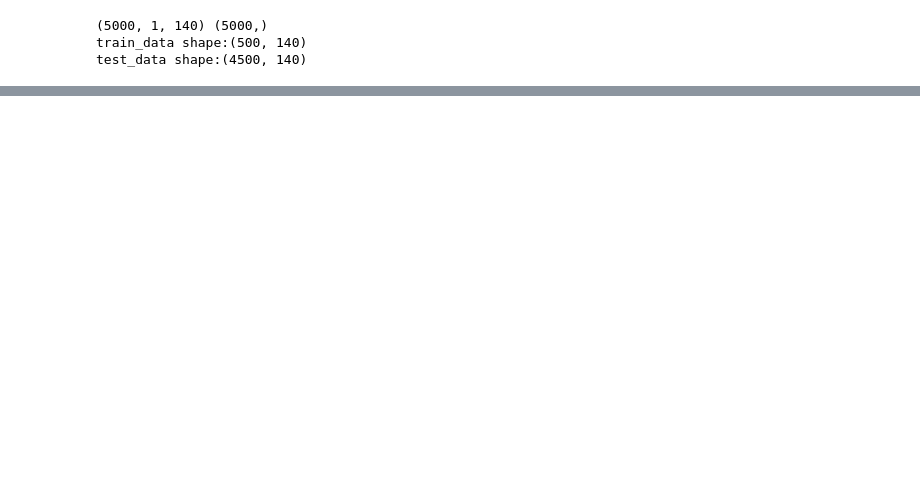
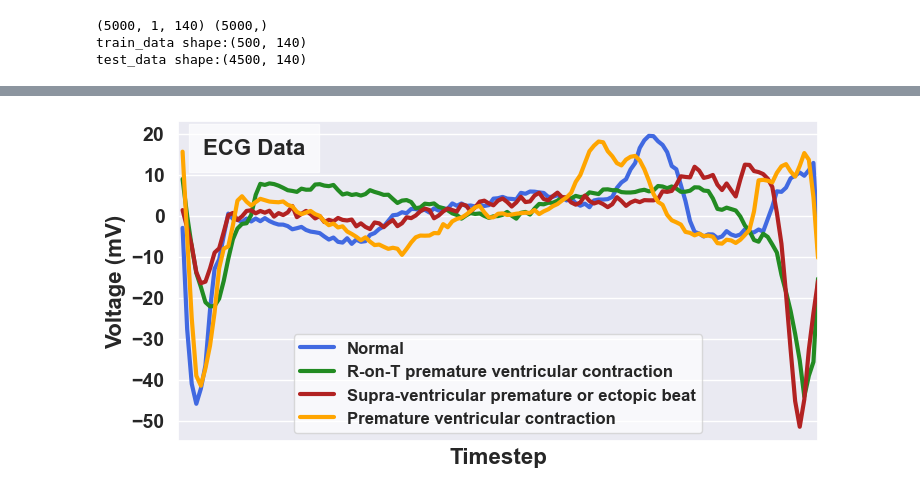
Before and after one commit to KRudd-E/BigData, a Jupyter notebook: code/main.ipynb, the cells around one changed output, grey strips where cells are left out. Drawn from its saved outputs; the diff is of its cells as text; code cells hidden in the pictures; blank space fills up the shorter version.

```diff
--- a/code/main.ipynb
+++ b/code/main.ipynb
@@ -29,0 +41,21 @@ plt.show()
+# %%
+fig, ax = plt.subplots(1, 1, figsize=(8, 4))
+plt.subplots_adjust(left=0.1, right=0.9, top=0.9, bottom=0.1)
+#ax.set_prop_cycle('color', list(plt.cm.Blues(np.linspace(2, 1, len(all_data)))))
+
+ax.plot(all_data.loc[1].iloc[6] * 10, label='Normal', color='royalblue', linewidth=3)
+ax.plot(all_data.loc[2].iloc[3] * 10, label='R-on-T premature ventricular contraction', color='forestgreen', linewidth=3)
+ax.plot(all_data.loc[3].iloc[3] * 10, label='Supra-ventricular premature or ectopic beat', color='firebrick', linewidth=3)
+ax.plot(all_data.loc[4].iloc[4] * 10, label='Premature ventricular contraction', color='orange', linewidth=3)
+ax.set_xlabel('Timestep', fontsize='16', weight='bold')
+ax.tick_params(labelsize=14)
+ax.set_ylabel('Voltage (mV)', fontsize='16', weight='bold')
+ax.set_xlim(0, 140)
+ax.set_yticks(np.arange(-50, 22, 10))
+ax.get_xaxis().set_ticks([])
+ax.grid(True)
+ax.text(5.5, 15, 'ECG Data', fontsize=16, bbox={'facecolor': 'white', 'alpha': 0.7, 'pad': 10})
+ax.legend(loc='lower center', fontsize='12', facecolor='white', framealpha=0.7)
+plt.show()
+# %% [output]
+[figure, added]
```
Also changed, not shown: parts of 5 cells of this notebook, 3 other files.
